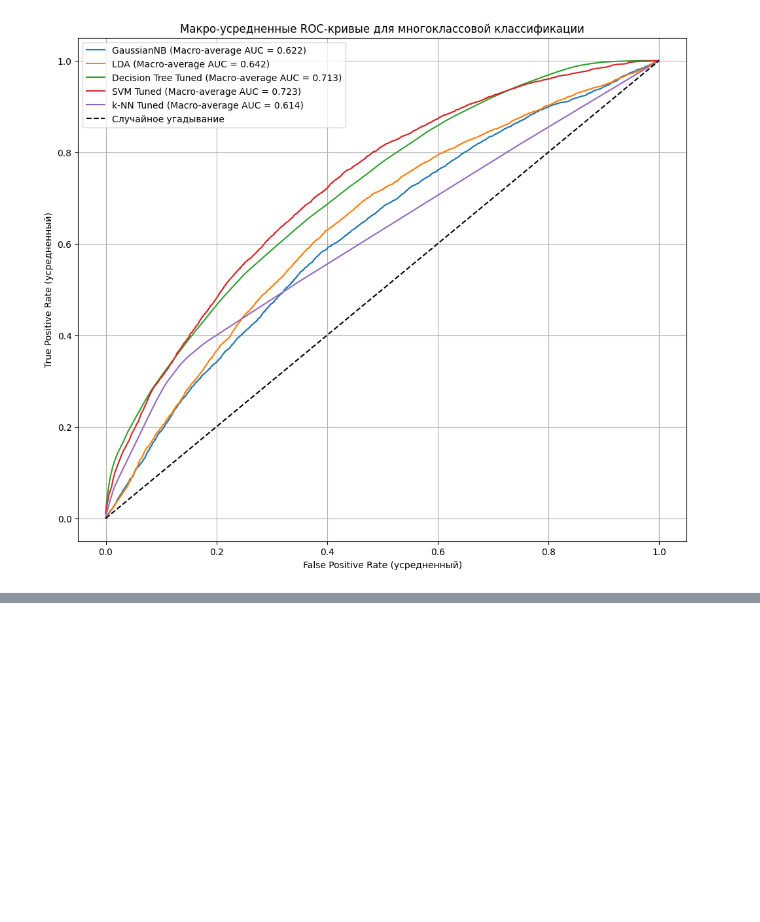
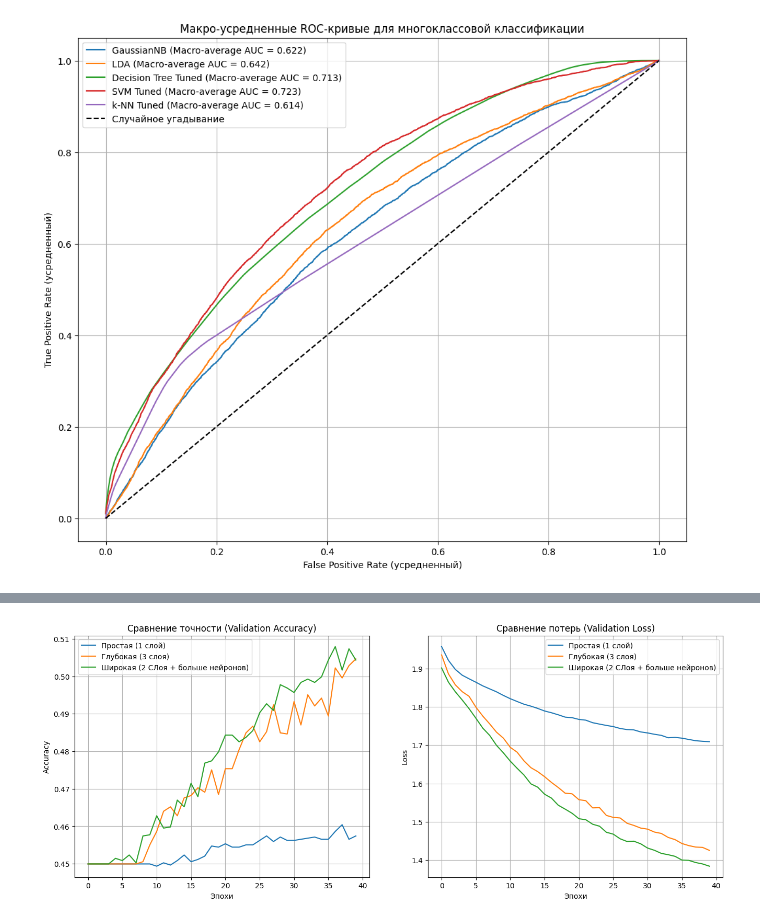
Before and after one commit to Polarnnik/mlthree, a Jupyter notebook: main.ipynb, the cells around one changed output, grey strips where cells are left out. Saved outputs shown, nothing was run; the diff lists cells and outputs as text; code cells hidden in the pictures; blank space fills up the shorter version.

```diff
--- a/main.ipynb
+++ b/main.ipynb
@@ -356,0 +369,90 @@ AUC-ROC: 0.7159
+# %%
+experiments = [
+    {
+        'name': 'Простая (1 слой)',
+        'layers': [
+            Dense(32, activation='relu', input_shape=(X_train.shape[1],)),
+        ]
+    },
+    {
+        'name': 'Глубокая (3 слоя)',
+        'layers': [
+            Dense(128, activation='relu', input_shape=(X_train.shape[1],)),
+            Dropout(0.3),
+            Dense(64, activation='relu'),
+            Dropout(0.3),
+            Dense(32, activation='relu')
+        ]
+    },
+    {
+        'name': 'Широкая (2 СЛоя + больше нейронов)',
+        'layers': [
+            Dense(256, activation='relu', input_shape=(X_train.shape[1],)),
+            Dropout(0.4),
+            Dense(128, activation='relu'),
+            Dropout(0.4)
+        ]
+    }
+]
+
+history_dict = {}
+results_nn_comparison = {}
+
+print("--- Начало экспериментов с архитектурой ---")
+
+for exp in experiments:
+    print(f"\nОбучение модели: {exp['name']}...")
+
+    model_layers = exp['layers'] + [Dense(num_classes, activation='softmax')]
+    model = Sequential(model_layers)
+
+    model.compile(optimizer='adam',
+                  loss='categorical_crossentropy',
+                  metrics=['accuracy'])
+
+    hist = model.fit(X_train, y_train_nn,
+                     epochs=40,
+                     batch_size=64,
+                     validation_split=0.2,
+                     verbose=0)
+
+    history_dict[exp['name']] = hist
+
+    loss, acc = model.evaluate(X_test, y_test_nn, verbose=0)
+    results_nn_comparison[exp['name']] = acc
+    print(f"-> Accuracy на тесте: {acc:.4f}")
+
+plt.figure(figsize=(16, 6))
+
+plt.subplot(1, 2, 1)
+for name, hist in history_dict.items():
+    plt.plot(hist.history['val_accuracy'], label=name)
+plt.title('Сравнение точности (Validation Accuracy)')
+plt.xlabel('Эпохи')
+plt.ylabel('Accuracy')
+plt.legend()
+plt.grid(True)
+
+plt.subplot(1, 2, 2)
+for name, hist in history_dict.items():
+    plt.plot(hist.history['val_loss'], label=name)
+plt.title('Сравнение потерь (Validation Loss)')
+plt.xlabel('Эпохи')
+plt.ylabel('Loss')
+plt.legend()
+plt.grid(True)
+
+plt.show()
+
+plt.figure(figsize=(8, 5))
+bars = plt.bar(results_nn_comparison.keys(), results_nn_comparison.values(), color=['blue', 'green', 'orange'])
+plt.title('Итоговая точность на тестовой выборке')
+plt.ylabel('Accuracy')
+plt.ylim(0, 1.0)
+
+for bar in bars:
+    yval = bar.get_height()
+    plt.text(bar.get_x() + bar.get_width()/2, yval + 0.01, round(yval, 4), ha='center', va='bottom')
+
+plt.show()
+# %% [output]
@@ -356,0 +469 @@ AUC-ROC: 0.7159
+[figure, added]
```
Also changed, not shown: parts of 7 cells of this notebook, 5 other files.
